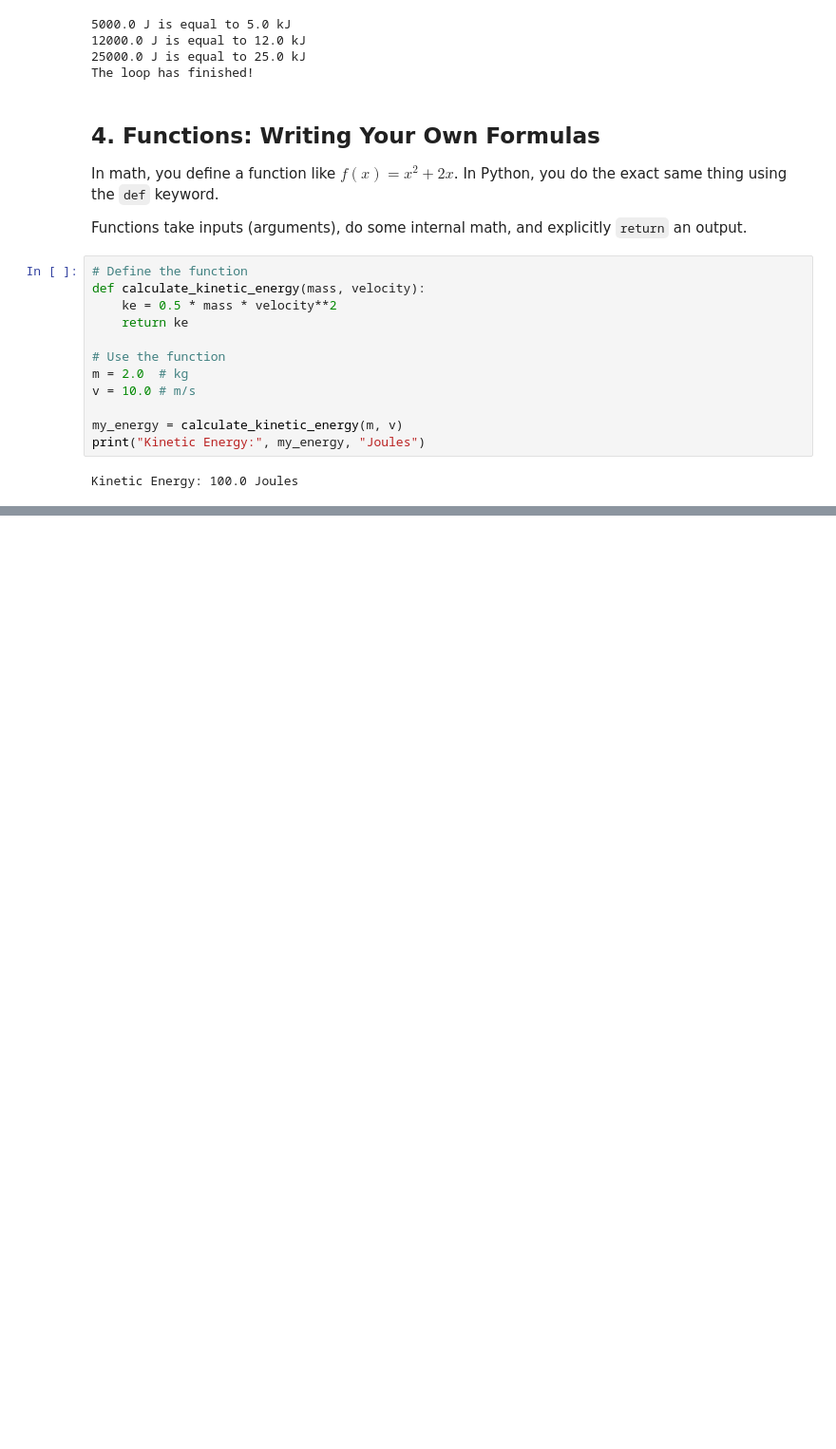
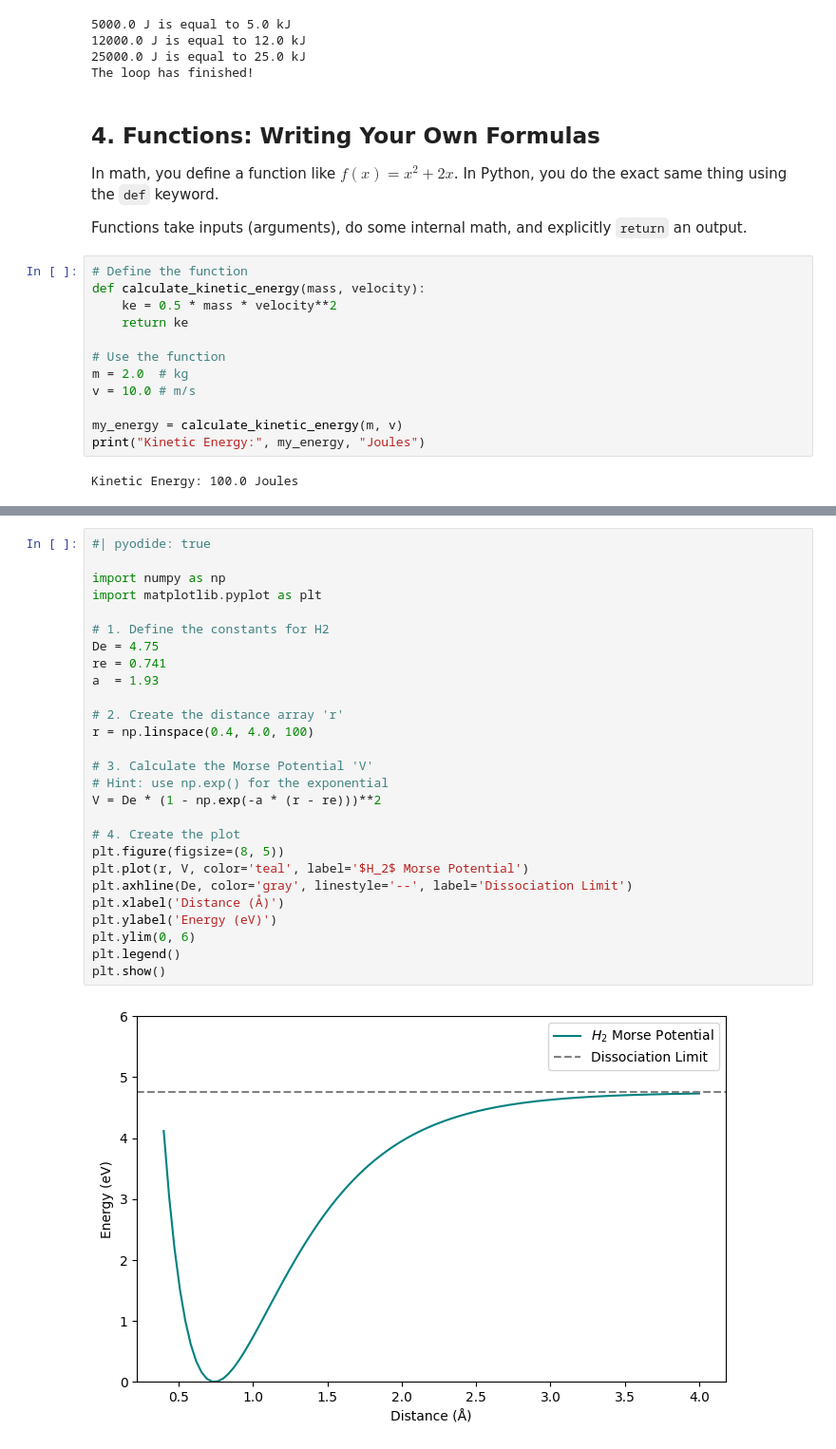
Before and after one commit to Caleb-Tormey/comp-chem-course, a Jupyter notebook: notebooks/appendix_crash_course.ipynb, the cells around one changed output, grey strips where cells are left out. Shown at 95% size. Saved outputs shown, nothing was run; the diff lists cells and outputs as text; blank space fills up the shorter version.

```diff
--- a/notebooks/appendix_crash_course.ipynb
+++ b/notebooks/appendix_crash_course.ipynb
@@ -97,0 +110,29 @@ Kinetic Energy: 100.0 Joules
+# %%
+#| pyodide: true
+
+import numpy as np
+import matplotlib.pyplot as plt
+
+# 1. Define the constants for H2
+De = 4.75
+re = 0.741
+a  = 1.93
+
+# 2. Create the distance array 'r'
+r = np.linspace(0.4, 4.0, 100)
+
+# 3. Calculate the Morse Potential 'V'
+# Hint: use np.exp() for the exponential
+V = De * (1 - np.exp(-a * (r - re)))**2
+
+# 4. Create the plot
+plt.figure(figsize=(8, 5))
+plt.plot(r, V, color='teal', label='$H_2$ Morse Potential')
+plt.axhline(De, color='gray', linestyle='--', label='Dissociation Limit')
+plt.xlabel('Distance (Å)')
+plt.ylabel('Energy (eV)')
+plt.ylim(0, 6)
+plt.legend()
+plt.show()
+# %% [output]
+[figure, added]
```
Also changed, not shown: parts of 1 cell of this notebook, 36 other files.
